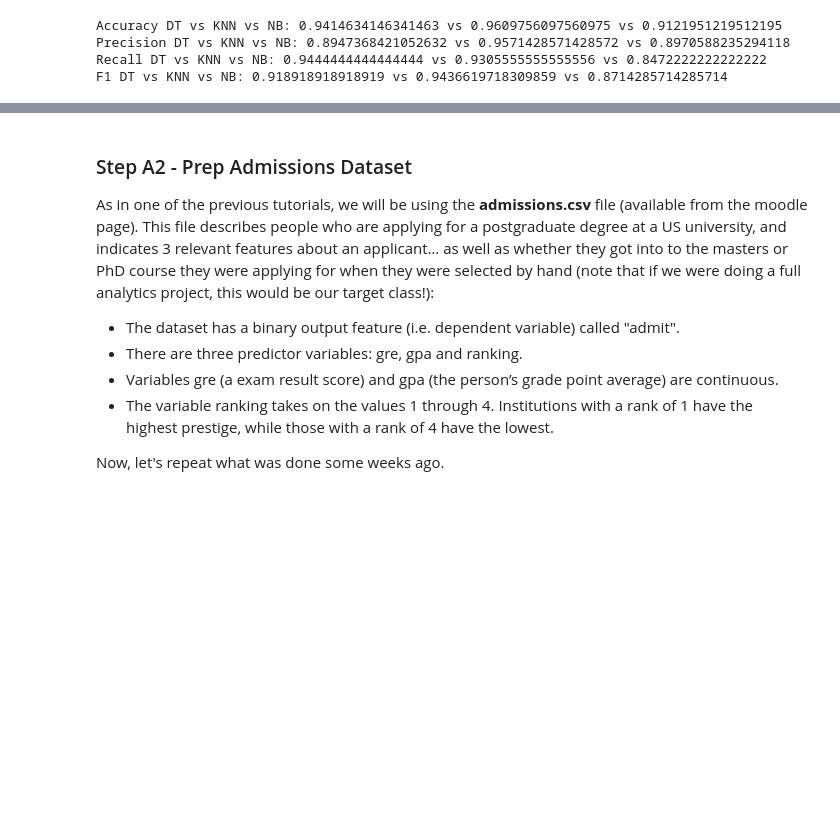
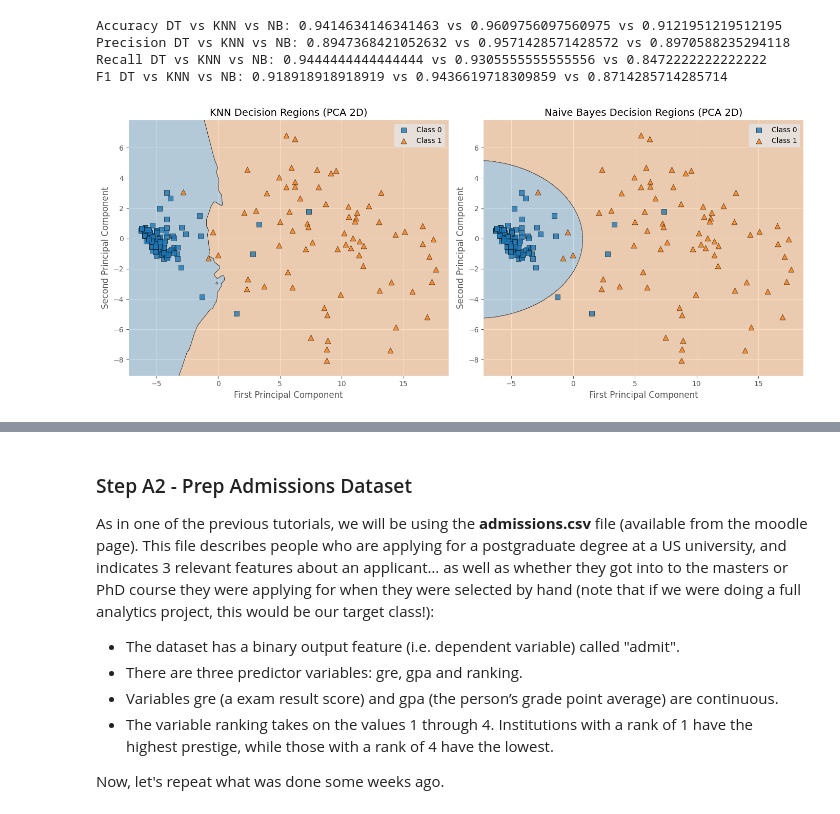
Before and after one commit to shreyuu/UoN-Business-Analytics, a Jupyter notebook: FBA/FBA_Week_09_Python_Practice.ipynb, the cells around one changed output, grey strips where cells are left out. Saved outputs shown, nothing was run; the diff lists cells and outputs as text; code cells hidden in the pictures; blank space fills up the shorter version.

```diff
--- a/FBA/FBA_Week_09_Python_Practice.ipynb
+++ b/FBA/FBA_Week_09_Python_Practice.ipynb
@@ -348,3 +348,90 @@ Accuracy DT vs KNN vs NB: 0.9414634146341463 vs 0.9609756097560975 vs 0.91219512
 Precision DT vs KNN vs NB: 0.8947368421052632 vs 0.9571428571428572 vs 0.8970588235294118
 Recall DT vs KNN vs NB: 0.9444444444444444 vs 0.9305555555555556 vs 0.8472222222222222
 F1 DT vs KNN vs NB: 0.918918918918919 vs 0.9436619718309859 vs 0.8714285714285714
+# %%
+import matplotlib.pyplot as plt
+from sklearn.naive_bayes import GaussianNB
+from mlxtend.plotting import plot_decision_regions
+
+# ----- Customization -----
+class_names = ["Class 0", "Class 1"]   # Update if needed
+figsize = (14, 6)                      # Wider for subplots
+alpha = 0.25
+
+# ----- Create subplots -----
+plt.style.use("ggplot")
+fig, axes = plt.subplots(1, 2, figsize=figsize)
+
+# ============================================================
+# 1️⃣ KNN Decision Regions
+# ============================================================
+plt.sca(axes[0])
+
+plot_decision_regions(
+    X_test_pca,
+    y_test.values,
+    clf=knn_2d,
+    legend=2,
+    scatter_kwargs={"s": 60, "edgecolor": "k"},
+    contourf_kwargs={"alpha": alpha}
+)
+
+axes[0].set_xlabel("First Principal Component", fontsize=12)
+axes[0].set_ylabel("Second Principal Component", fontsize=12)
+axes[0].set_title("KNN Decision Regions (PCA 2D)", fontsize=14)
+
+# Replace labels with class names
+handles, labels = axes[0].get_legend_handles_labels()
+if len(class_names) == len(labels):
+    axes[0].legend(handles, class_names, frameon=True)
+
+# ============================================================
+# 2️⃣ Naive Bayes Decision Regions
+# ============================================================
+
+# Fit model
+nb_2d = GaussianNB()
+nb_2d.fit(X_train_pca, y_train)
+
+plt.sca(axes[1])
+
+plot_decision_regions(
+    X_test_pca,
+    y_test.values,
+    clf=nb_2d,
+    legend=2,
+    scatter_kwargs={"s": 60, "edgecolor": "k"},
+    contourf_kwargs={"alpha": alpha}
+)
+
+axes[1].set_xlabel("First Principal Component", fontsize=12)
+axes[1].set_ylabel("Second Principal Component", fontsize=12)
+axes[1].set_title("Naive Bayes Decision Regions (PCA 2D)", fontsize=14)
+
+handles, labels = axes[1].get_legend_handles_labels()
+if len(class_names) == len(labels):
+    axes[1].legend(handles, class_names, frameon=True)
+
+# ------------------------------------------------------------
+fig.tight_layout()
+plt.show()
+
+# ============================================================
+# 3️⃣ Decision Tree Visualization (Graphviz)
+# ============================================================
+
+import graphviz
+from sklearn import tree
+
+dot_data = tree.export_graphviz(
+    dt,
+    out_file=None,
+    filled=True,
+    rounded=True,
+    special_characters=True
+)
+
+graph = graphviz.Source(dot_data)
+graph    # Displ
+# %% [output]
+[figure, added]
```
Also changed, not shown: parts of 11 cells of this notebook.
